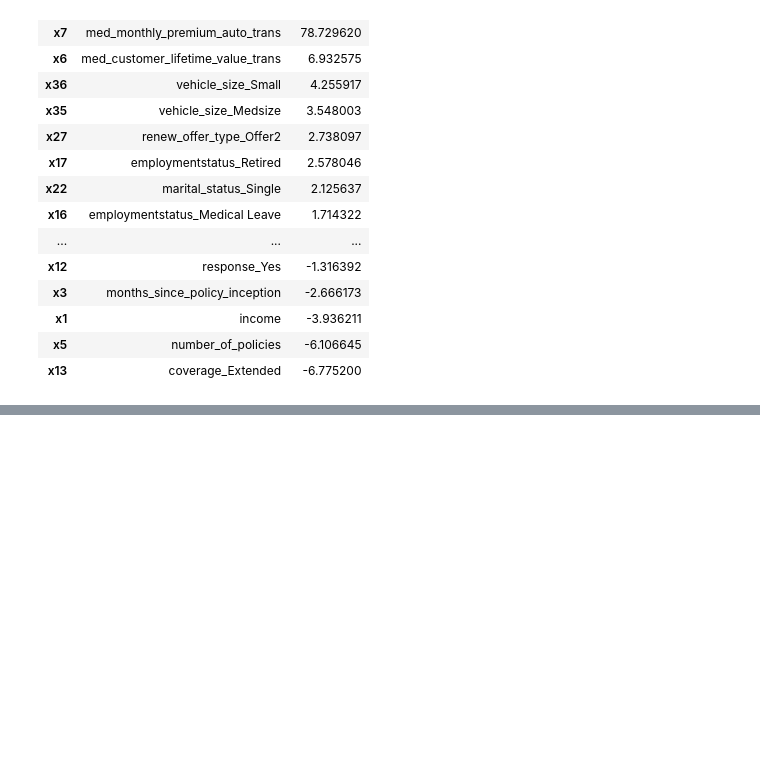
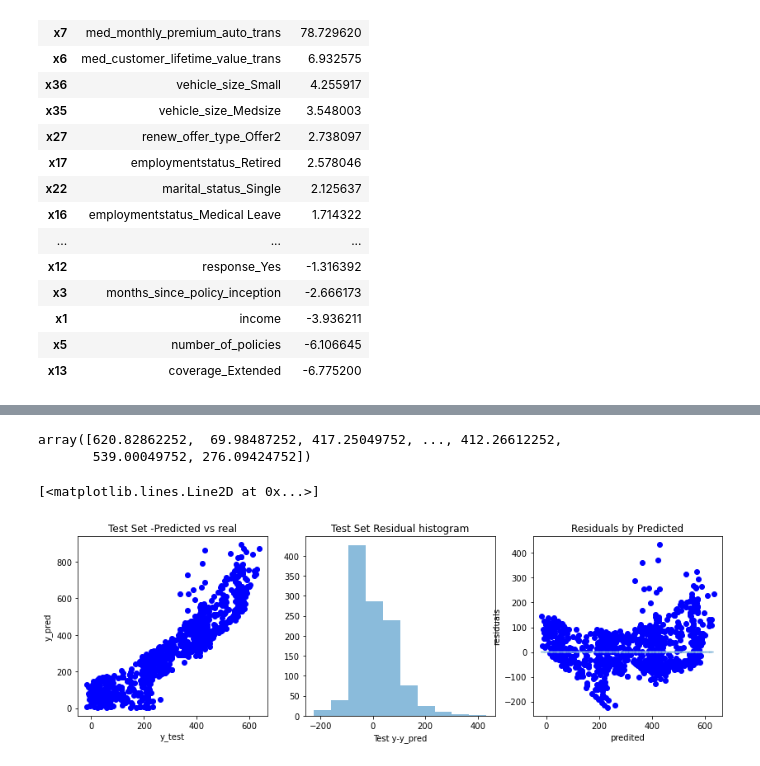
Before and after one commit to msantanarod/IronMercedes, a Jupyter notebook: Case study/Customer_Analysis_Case_Study/Customer Study Customer Analisys Complete Model.ipynb, the cells around one changed output, grey strips where cells are left out. Cells and saved outputs as stored; diff of their text form; code cells hidden in the pictures; blank space fills up the shorter version.

```diff
--- a/Case study/Customer_Analysis_Case_Study/Customer Study Customer Analisys Complete Model.ipynb
+++ b/Case study/Customer_Analysis_Case_Study/Customer Study Customer Analisys Complete Model.ipynb
@@ -1080,0 +1135,5 @@ X
+# %%
+std_scaler=StandardScaler().fit(X_train)
+
+X_train_scaled=std_scaler.transform(X_train)
+X_test_scaled=std_scaler.transform(X_test)
@@ -1080,0 +1268,3 @@ X
+# %%
+y_pred=model.predict(X_test_scaled)   # model prediction
+##y_pred_train=model.predict(X_train)
@@ -1080,0 +1286,5 @@ X
+# %%
+y_pred
+# %% [output]
+array([620.82862252,  69.98487252, 417.25049752, ..., 412.26612252,
+       539.00049752, 276.09424752])
@@ -1080,0 +1293,25 @@ X
+# %%
+# Make an scatter plot y_pred vs y
+# What kind of plot you will get if all the all the predictions are ok?
+# A stright line
+
+fig, ax = plt.subplots(1,3,figsize=(14,4))
+ax[0].plot(y_pred, y_test, "o",color="blue")
+ax[0].set_xlabel("y_test")
+ax[0].set_ylabel("y_pred")
+ax[0].set_title("Test Set -Predicted vs real")
+
+# Get a histogram of the residuals ie: y - y_pred.  Homoscdasticity
+# It resembles a normal distribution?
+ax[1].hist(y_test - y_pred)
+ax[1].set_xlabel("Test y-y_pred")
+ax[1].set_title("Test Set Residual histogram")
+
+ax[2].plot(y_pred,y_test - y_pred,"o",color="blue")
+ax[2].set_xlabel("predited")
+ax[2].set_ylabel("residuals")
+ax[2].set_title("Residuals by Predicted")
+ax[2].plot(y_pred,np.zeros(len(y_pred)),linestyle='dashed')
+# %% [output]
+[<matplotlib.lines.Line2D at 0x...>]
+[figure, added]
```
Also changed, not shown: parts of 38 cells of this notebook, 1 other file.
